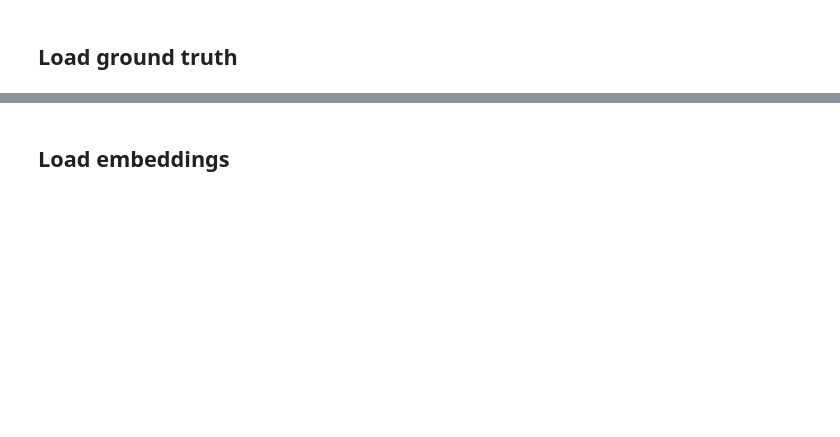
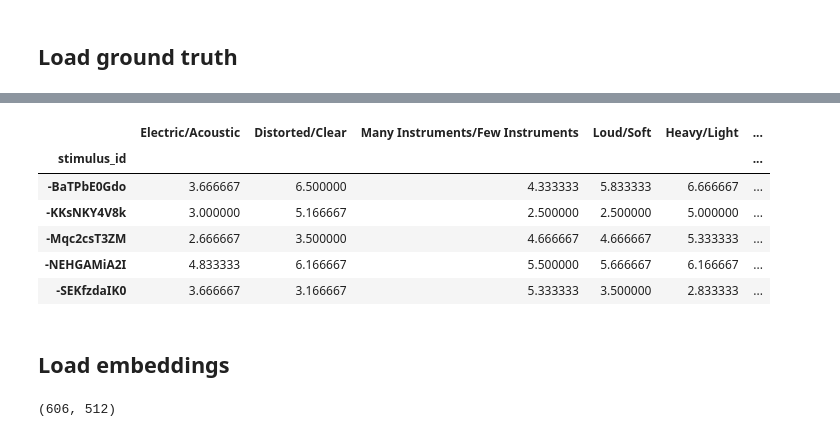
Before and after one commit to marinelliluca/gender_coded_sound_ismir2023, a Jupyter notebook: regression.ipynb, the cells around one changed output, grey strips where cells are left out. Saved outputs shown, nothing was run; the diff lists cells and outputs as text; code cells hidden in the pictures; blank space fills up the shorter version.

```diff
--- a/regression.ipynb
+++ b/regression.ipynb
@@ -53,3 +63,15 @@ groundtruth_df.head()
+# %%
+mid_level_features = pd.read_csv("mid_level_features.csv").drop(columns=["target"])
+mid_level_features.set_index("stimulus_id", inplace=True)
+mid_level_features.head()
+# %% [output]
+|  | Electric/Acoustic | Distorted/Clear | Many Instruments/Few Instruments | Loud/Soft | Heavy/Light | ... |
+| stimulus_id |  |  |  |  |  | ... |
+| -BaTPbE0Gdo | 3.666667 | 6.500000 | 4.333333 | 5.833333 | 6.666667 | ... |
+| -KKsNKY4V8k | 3.000000 | 5.166667 | 2.500000 | 2.500000 | 5.000000 | ... |
+| -Mqc2csT3ZM | 2.666667 | 3.500000 | 4.666667 | 4.666667 | 5.333333 | ... |
+| -NEHGAMiA2I | 4.833333 | 6.166667 | 5.500000 | 5.666667 | 6.166667 | ... |
+| -SEKfzdaIK0 | 3.666667 | 3.166667 | 5.333333 | 3.500000 | 2.833333 | ... |
 # %%
 not_found = 0
 for stimulus_id in groundtruth_df.index:
@@ -69,11 +87,15 @@ mid_level_features.head()
 # %%
 embedding_dim = embedding_dimensions[modality][which]
 
-all_embeddings = np.empty((groundtruth_df.shape[0], embedding_dim))
+X = np.empty((groundtruth_df.shape[0], embedding_dim))
+y = np.empty((mid_level_features.shape[0], mid_level_features.shape[1]))
 
 for i,stimulus_id in enumerate(groundtruth_df.index):
     embedding = np.load(f"{modality}/embeddings_{which}{'' if voice else '_novoice'}/" +
                         f"{stimulus_id}{fn_suffix[modality][which]}.npy")
-    all_embeddings[i] = embedding.mean(axis=0)
+    X[i] = embedding.mean(axis=0)
+    y[i] = mid_level_features.loc[stimulus_id].values
 
-all_embeddings.shape
+X.shape
+# %% [output]
+(606, 512)
```
Also changed, not shown: parts of 12 cells of this notebook, 2 other files.
